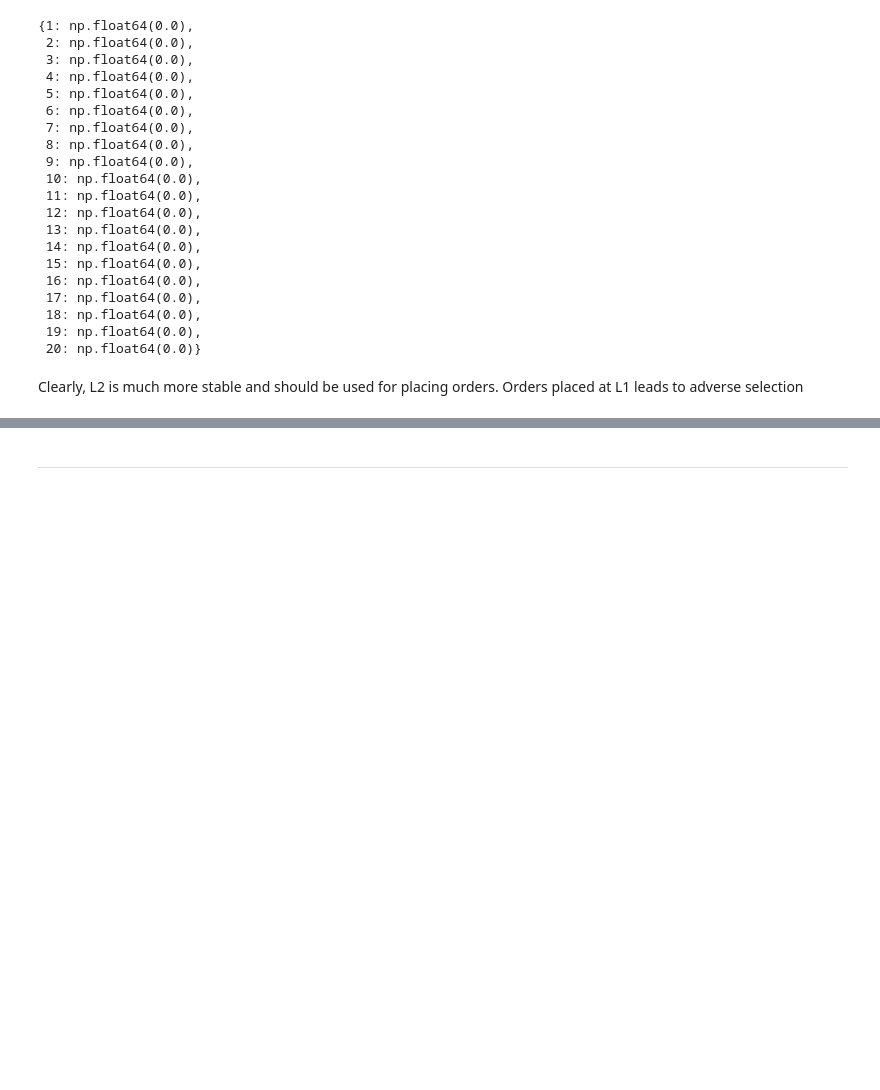
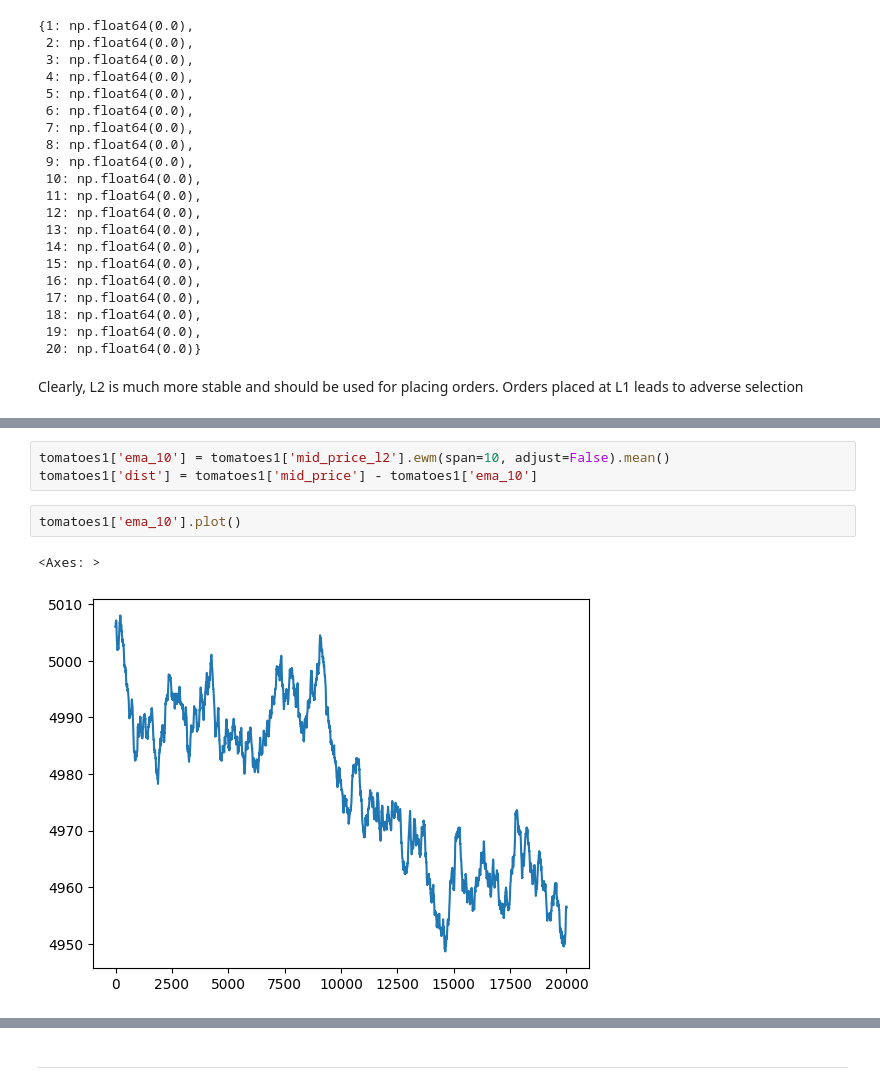
Before and after one commit to Sudhanva420/imc-prosperity-4, a Jupyter notebook: Codes/Notebooks/tomatoes_analysis.ipynb, the cells around one changed output, grey strips where cells are left out. Saved outputs shown, nothing was run; the diff lists cells and outputs as text; blank space fills up the shorter version.

```diff
--- a/Codes/Notebooks/tomatoes_analysis.ipynb
+++ b/Codes/Notebooks/tomatoes_analysis.ipynb
@@ -311,0 +342,8 @@ Clearly, L2 is much more stable and should be used for placing orders. Orders pl
+# %%
+tomatoes1['ema_10'] = tomatoes1['mid_price_l2'].ewm(span=10, adjust=False).mean()
+tomatoes1['dist'] = tomatoes1['mid_price'] - tomatoes1['ema_10']
+# %%
+tomatoes1['ema_10'].plot()
+# %% [output]
+<Axes: >
+[figure, added]
```
Also changed, not shown: parts of 11 cells of this notebook, 1 other file.
